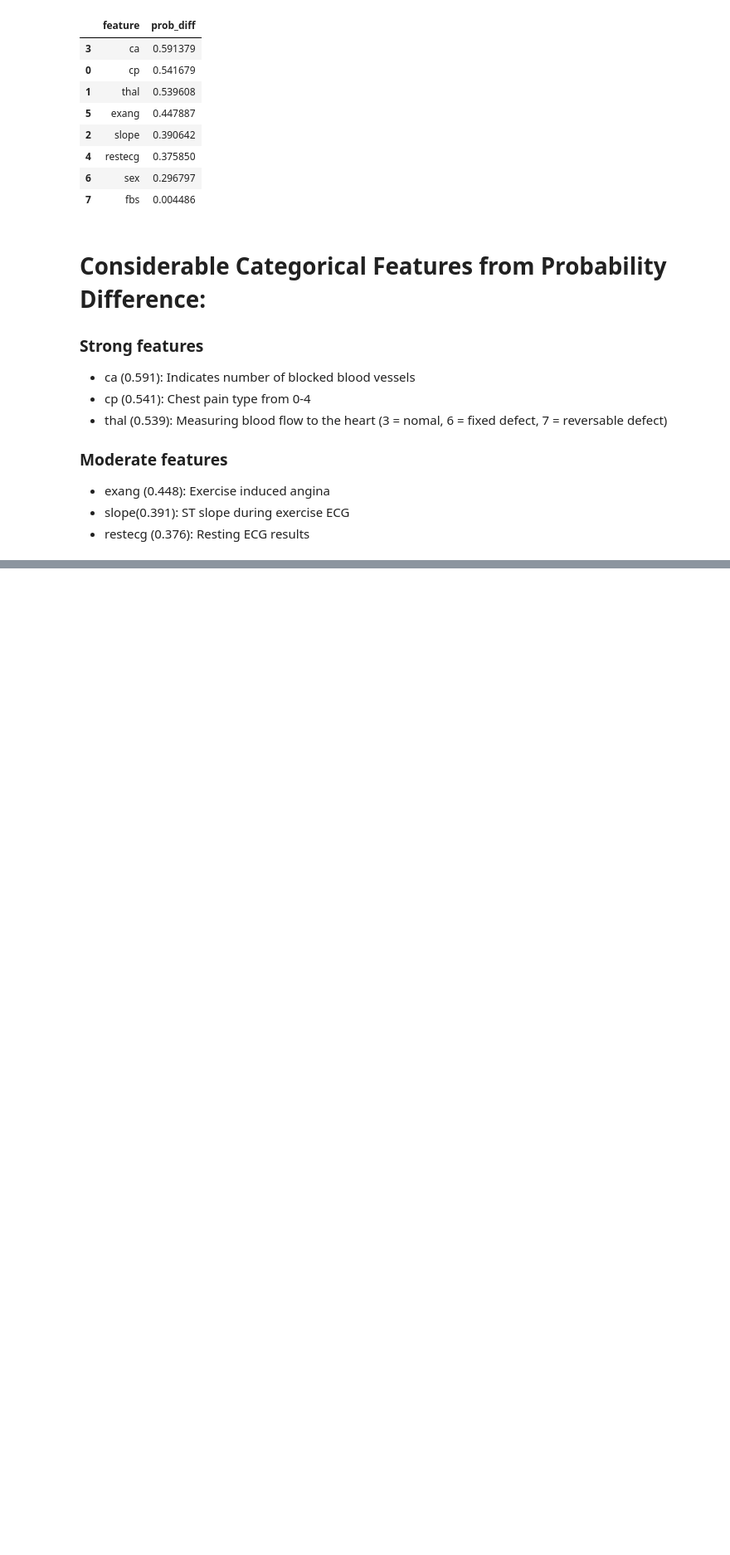
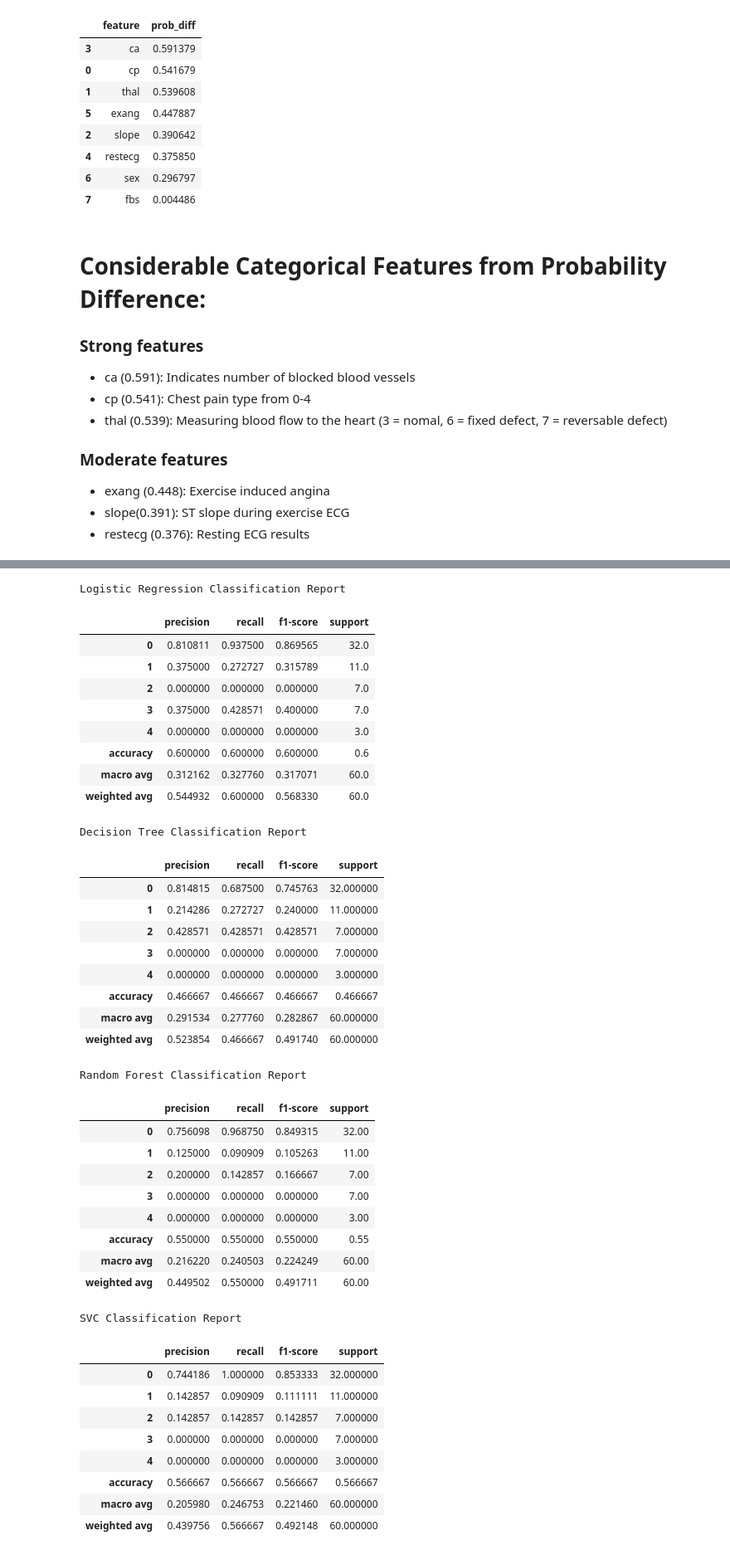
Before and after one commit to aarondwhite/DATA-3421-Final-Project, a Jupyter notebook: Tanvir_EDA.ipynb, the cells around one changed output, grey strips where cells are left out. Shown at 83% size. Drawn from its saved outputs; the diff is of its cells as text; code cells hidden in the pictures; blank space fills up the shorter version.

```diff
--- a/Tanvir_EDA.ipynb
+++ b/Tanvir_EDA.ipynb
@@ -305,0 +438,7 @@ results_df
+# %%
+# Random forest binary y
+
+forest_binary = RandomForestClassifier()
+forest_binary.fit(X_train_binary, y_train_binary)
+
+forest_binary.score(X_test_binary, y_test_binary)
@@ -305,0 +471,59 @@ results_df
+# %%
+estimator_names = ['Logistic Regression', 'Decision Tree', 'Random Forest', 'SVC']
+estimators = [lr, tree, forest, svc]
+estimators_binary = [lr_binary, tree_binary, forest_binary, svc_binary]
+
+# Displaying precision, recall, and f1 for all models using full range of target values
+# All models had classes which predicted zero for certain classes of target column,
+# handled with zero_division parameter
+for i, estimator in enumerate(estimators):
+    report = classification_report(
+        y_test, estimator.predict(X_test),
+        output_dict=True,
+        zero_division=0
+    )
+    df_report = pd.DataFrame(report).transpose()
+
+    print(f'{estimator_names[i]} Classification Report')
+    display(HTML(df_report.to_html(classes='table table-striped')))
+# %% [output]
+Logistic Regression Classification Report
+|  | precision | recall | f1-score | support |
+| 0 | 0.810811 | 0.937500 | 0.869565 | 32.0 |
+| 1 | 0.375000 | 0.272727 | 0.315789 | 11.0 |
+| 2 | 0.000000 | 0.000000 | 0.000000 | 7.0 |
+| 3 | 0.375000 | 0.428571 | 0.400000 | 7.0 |
+| 4 | 0.000000 | 0.000000 | 0.000000 | 3.0 |
+| accuracy | 0.600000 | 0.600000 | 0.600000 | 0.6 |
+| macro avg | 0.312162 | 0.327760 | 0.317071 | 60.0 |
+| weighted avg | 0.544932 | 0.600000 | 0.568330 | 60.0 |
+Decision Tree Classification Report
+|  | precision | recall | f1-score | support |
+| 0 | 0.814815 | 0.687500 | 0.745763 | 32.000000 |
+| 1 | 0.214286 | 0.272727 | 0.240000 | 11.000000 |
+| 2 | 0.428571 | 0.428571 | 0.428571 | 7.000000 |
+| 3 | 0.000000 | 0.000000 | 0.000000 | 7.000000 |
+| 4 | 0.000000 | 0.000000 | 0.000000 | 3.000000 |
+| accuracy | 0.466667 | 0.466667 | 0.466667 | 0.466667 |
+| macro avg | 0.291534 | 0.277760 | 0.282867 | 60.000000 |
+| weighted avg | 0.523854 | 0.466667 | 0.491740 | 60.000000 |
+Random Forest Classification Report
+|  | precision | recall | f1-score | support |
+| 0 | 0.756098 | 0.968750 | 0.849315 | 32.00 |
+| 1 | 0.125000 | 0.090909 | 0.105263 | 11.00 |
+| 2 | 0.200000 | 0.142857 | 0.166667 | 7.00 |
+| 3 | 0.000000 | 0.000000 | 0.000000 | 7.00 |
+| 4 | 0.000000 | 0.000000 | 0.000000 | 3.00 |
+| accuracy | 0.550000 | 0.550000 | 0.550000 | 0.55 |
+| macro avg | 0.216220 | 0.240503 | 0.224249 | 60.00 |
+| weighted avg | 0.449502 | 0.550000 | 0.491711 | 60.00 |
+SVC Classification Report
+|  | precision | recall | f1-score | support |
+| 0 | 0.744186 | 1.000000 | 0.853333 | 32.000000 |
+| 1 | 0.142857 | 0.090909 | 0.111111 | 11.000000 |
+| 2 | 0.142857 | 0.142857 | 0.142857 | 7.000000 |
+| 3 | 0.000000 | 0.000000 | 0.000000 | 7.000000 |
+| 4 | 0.000000 | 0.000000 | 0.000000 | 3.000000 |
+| accuracy | 0.566667 | 0.566667 | 0.566667 | 0.566667 |
+| macro avg | 0.205980 | 0.246753 | 0.221460 | 60.000000 |
+| weighted avg | 0.439756 | 0.566667 | 0.492148 | 60.000000 |
```
Also changed, not shown: parts of 37 cells of this notebook.
